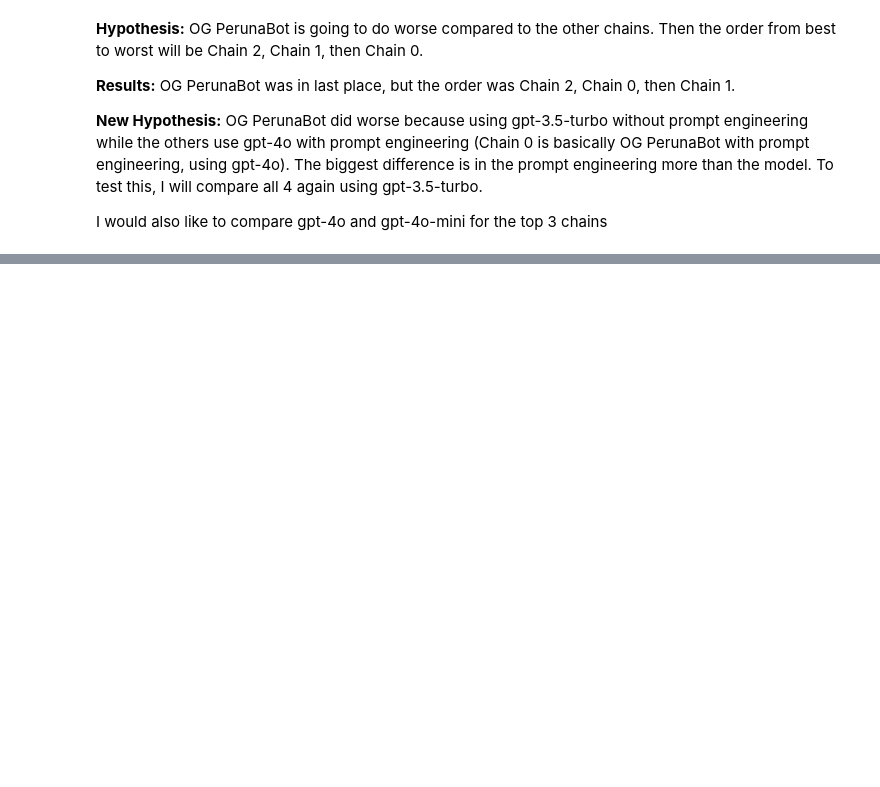
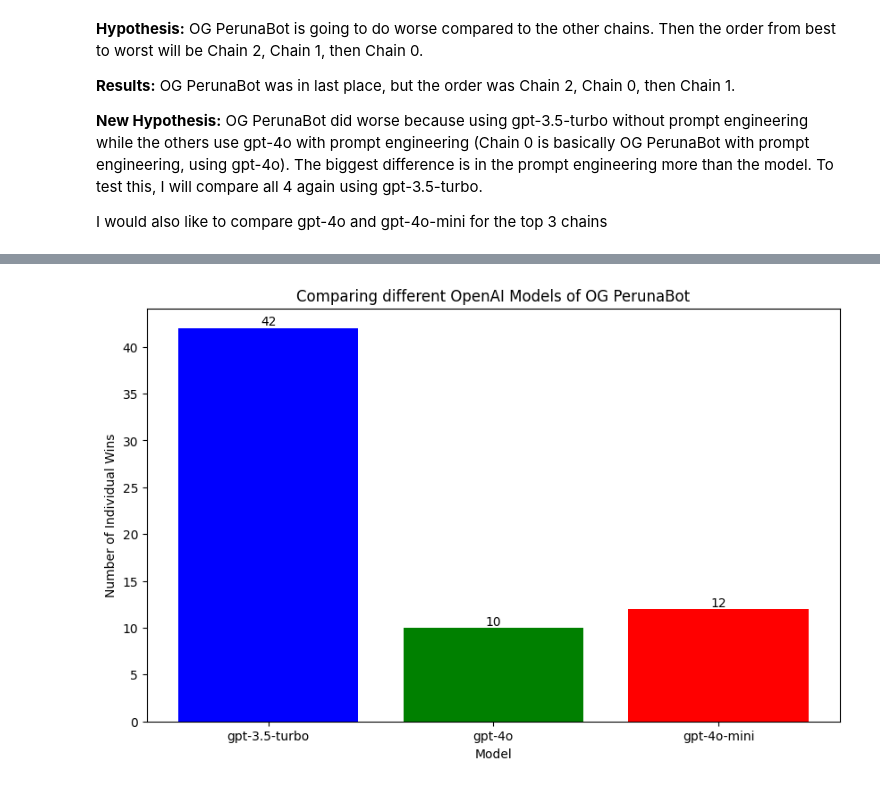
Before and after one commit to yawbtng/SURF-Project_Optimizing-PerunaBot, a Jupyter notebook: OpenAI_model_with_only_RAG/new_langsmith_evaluation.ipynb, the cells around one changed output, grey strips where cells are left out. Cells and saved outputs as stored; diff of their text form; code cells hidden in the pictures; blank space fills up the shorter version.

Commit message:
finished up langsmith evaluations and pairwise evaluatiions comparing the three different OpenAI models

```diff
--- a/OpenAI_model_with_only_RAG/new_langsmith_evaluation.ipynb
+++ b/OpenAI_model_with_only_RAG/new_langsmith_evaluation.ipynb
@@ -829,0 +1095,28 @@ I would also like to compare gpt-4o and gpt-4o-mini for the top 3 chains
+# %%
+import matplotlib.pyplot as plt
+
+# Data with corrected ties
+individual_wins = {
+    "gpt-3.5-turbo": 42,
+    "gpt-4o": 10,
+    "gpt-4o-mini": 12,
+}
+
+# Extracting data
+chains = list(individual_wins.keys())
+wins = list(individual_wins.values())
+
+# Plotting the data
+plt.figure(figsize=(10, 6))
+plt.bar(chains, wins, color=['blue', 'green', 'red'])
+plt.xlabel('Model')
+plt.ylabel('Number of Individual Wins')
+
+# Add text annotations to the plot
+for i in range(len(chains)):
+    plt.text(i, wins[i], str(wins[i]), ha='center', va='bottom')
+
+plt.title('Comparing different OpenAI Models of OG PerunaBot')
+plt.show()
+# %% [output]
+[figure, added]
```
Also changed, not shown: parts of 27 cells of this notebook, 5 other files.
